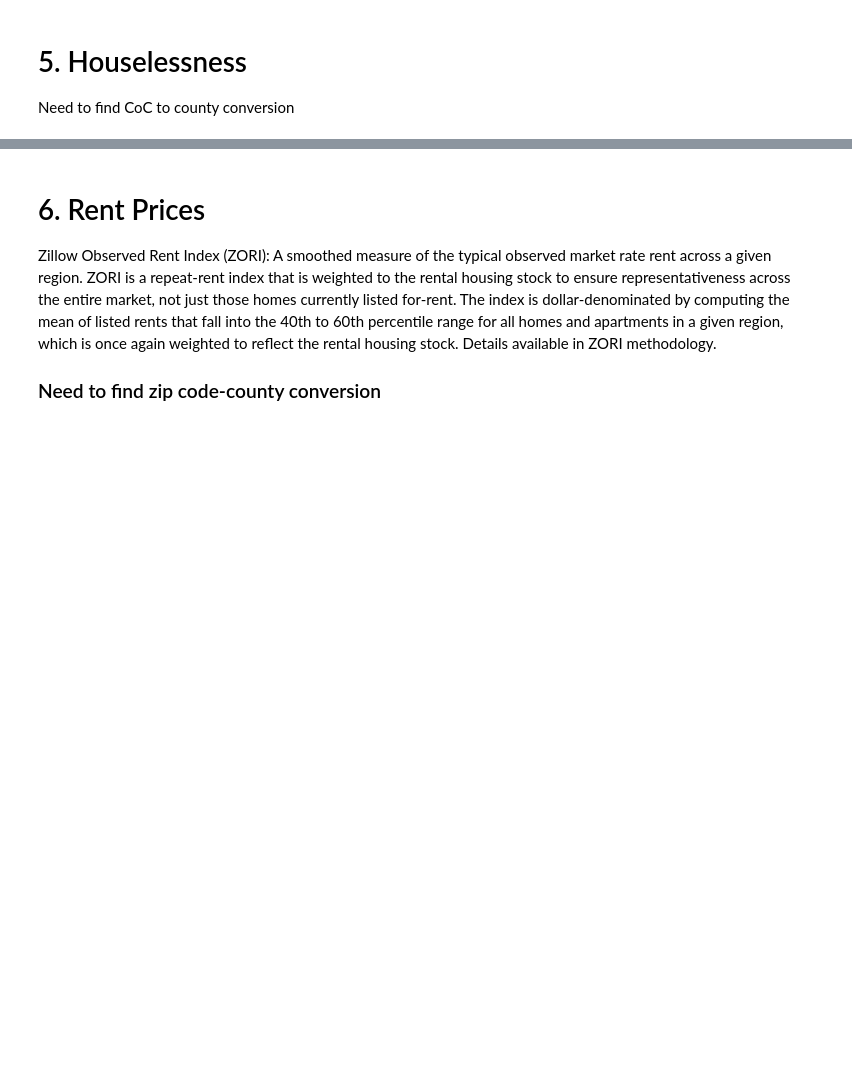
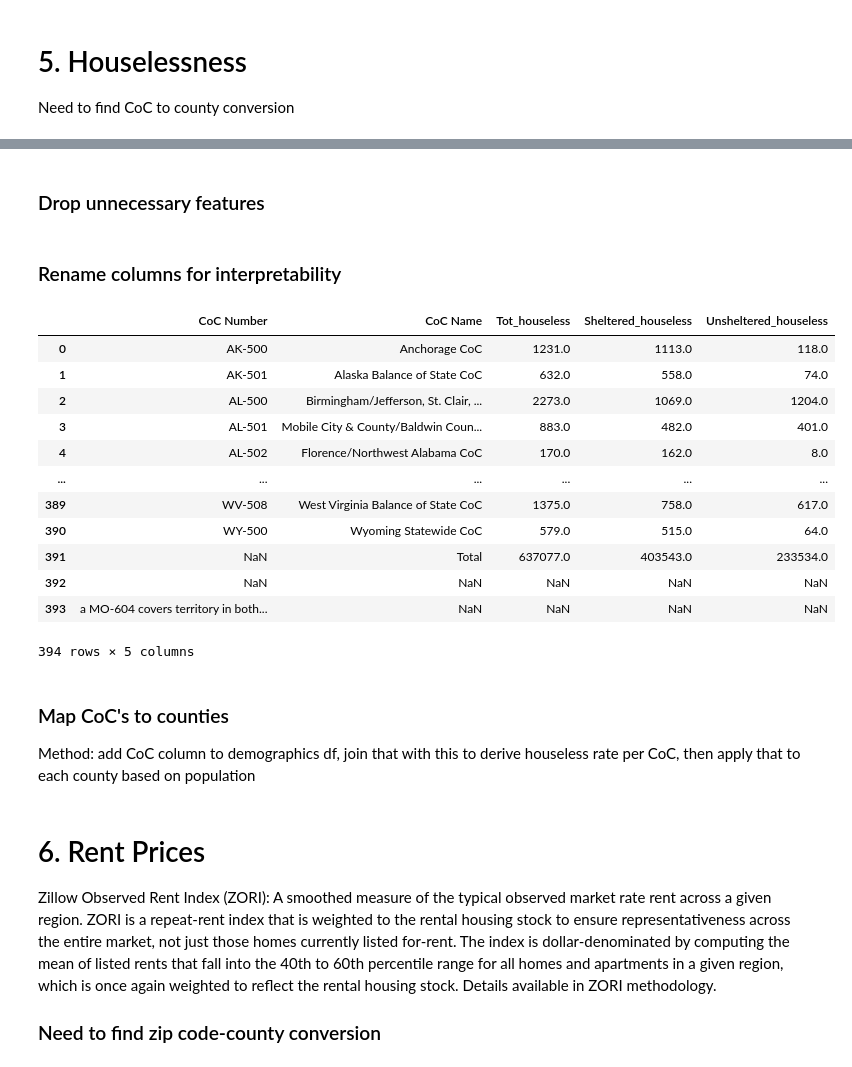
Before and after one commit to khyateed/projecting-food-insecurity, a Jupyter notebook: notebooks/cleaning.ipynb, the cells around one changed output, grey strips where cells are left out. Saved outputs shown, nothing was run; the diff lists cells and outputs as text; code cells hidden in the pictures; blank space fills up the shorter version.

```diff
--- a/notebooks/cleaning.ipynb
+++ b/notebooks/cleaning.ipynb
@@ -291,0 +318,2 @@ df_houseless
+# %% [markdown]
+### Drop unnecessary features
@@ -292,3 +332,58 @@ df_houseless
+# %% [markdown]
+### Rename columns for interpretability
+# %%
+df_houseless_19.rename(columns={'Overall Homeless, 2019':'Tot_houseless',
+                       'Sheltered Total Homeless, 2019': 'Sheltered_houseless',
+                       'Unsheltered Homeless, 2019': 'Unsheltered_houseless'}, inplace=True)
+df_houseless_18.rename(columns={'Overall Homeless, 2018':'Tot_houseless',
+                       'Sheltered Total Homeless, 2018': 'Sheltered_houseless',
+                       'Unsheltered Homeless, 2018': 'Unsheltered_houseless'}, inplace=True)
+df_houseless_17.rename(columns={'Overall Homeless, 2017':'Tot_houseless',
+                       'Sheltered Total Homeless, 2017': 'Sheltered_houseless',
+                       'Unsheltered Homeless, 2017': 'Unsheltered_houseless'}, inplace=True)
+df_houseless_16.rename(columns={'Overall Homeless, 2016':'Tot_houseless',
+                       'Sheltered Total Homeless, 2016': 'Sheltered_houseless',
+                       'Unsheltered Homeless, 2016': 'Unsheltered_houseless'}, inplace=True)
+df_houseless_15.rename(columns={'Overall Homeless, 2015':'Tot_houseless',
+                       'Sheltered Total Homeless, 2015': 'Sheltered_houseless',
+                       'Unsheltered Homeless, 2015': 'Unsheltered_houseless'}, inplace=True)
+df_houseless_14.rename(columns={'Overall Homeless, 2014':'Tot_houseless',
+                       'Sheltered Total Homeless, 2014': 'Sheltered_houseless',
+                       'Unsheltered Homeless, 2014': 'Unsheltered_houseless'}, inplace=True)
+df_houseless_13.rename(columns={'Overall Homeless, 2013':'Tot_houseless',
+                       'Sheltered Total Homeless, 2013': 'Sheltered_houseless',
+                       'Unsheltered Homeless, 2013': 'Unsheltered_houseless'}, inplace=True)
+df_houseless_12.rename(columns={'Overall Homeless, 2012':'Tot_houseless',
+                       'Sheltered Total Homeless, 2012': 'Sheltered_houseless',
+                       'Unsheltered Homeless, 2012': 'Unsheltered_houseless'}, inplace=True)
+df_houseless_11.rename(columns={'Overall Homeless, 2011':'Tot_houseless',
+                       'Sheltered Total Homeless, 2011': 'Sheltered_houseless',
+                       'Unsheltered Homeless, 2011': 'Unsheltered_houseless'}, inplace=True)
+df_houseless_10.rename(columns={'Overall Homeless, 2010':'Tot_houseless',
+                       'Sheltered Total Homeless, 2010': 'Sheltered_houseless',
+                       'Unsheltered Homeless, 2010': 'Unsheltered_houseless'}, inplace=True)
+df_houseless_09.rename(columns={'Overall Homeless, 2009':'Tot_houseless',
+                       'Sheltered Total Homeless, 2009': 'Sheltered_houseless',
+                       'Unsheltered Homeless, 2009': 'Unsheltered_houseless'}, inplace=True)
+# %%
+df_houseless_10
+# %% [output]
+|  | CoC Number | CoC Name | Tot_houseless | Sheltered_houseless | Unsheltered_houseless |
+| 0 | AK-500 | Anchorage CoC | 1231.0 | 1113.0 | 118.0 |
+| 1 | AK-501 | Alaska Balance of State CoC | 632.0 | 558.0 | 74.0 |
+| 2 | AL-500 | Birmingham/Jefferson, St. Clair, ... | 2273.0 | 1069.0 | 1204.0 |
+| 3 | AL-501 | Mobile City & County/Baldwin Coun... | 883.0 | 482.0 | 401.0 |
+| 4 | AL-502 | Florence/Northwest Alabama CoC | 170.0 | 162.0 | 8.0 |
+| ... | ... | ... | ... | ... | ... |
+| 389 | WV-508 | West Virginia Balance of State CoC | 1375.0 | 758.0 | 617.0 |
+| 390 | WY-500 | Wyoming Statewide CoC | 579.0 | 515.0 | 64.0 |
+| 391 | NaN | Total | 637077.0 | 403543.0 | 233534.0 |
+| 392 | NaN | NaN | NaN | NaN | NaN |
+| 393 | a MO-604 covers territory in both... | NaN | NaN | NaN | NaN |
+394 rows × 5 columns
+# %% [markdown]
+### Map CoC's to counties
+Method: add CoC column to demographics df, join that with this to derive houseless rate per CoC, then apply that to each county based on population
 # %% [markdown]
 # 6. Rent Prices
 Zillow Observed Rent Index (ZORI): A smoothed measure of the typical observed market rate rent across a given region. ZORI is a repeat-rent index that is weighted to the rental housing stock to ensure representativeness across the entire market, not just those homes currently listed for-rent. The index is dollar-denominated by computing the mean of listed rents that fall into the 40th to 60th percentile range for all homes and apartments in a given region, which is once again weighted to reflect the rental housing stock. Details available in ZORI methodology.
```
Also changed, not shown: parts of 22 cells of this notebook.
